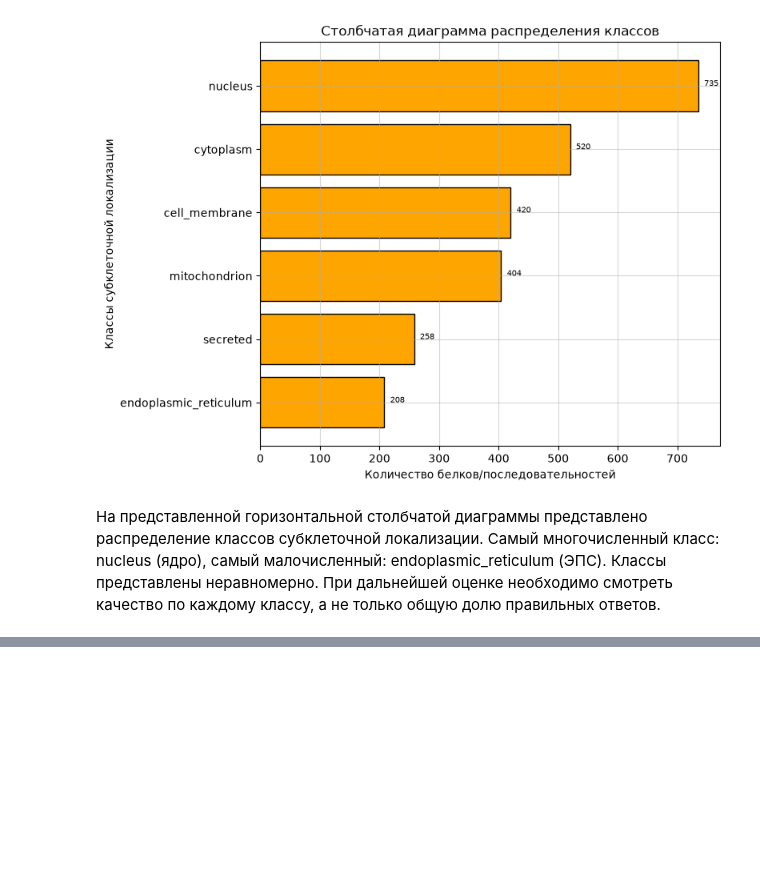
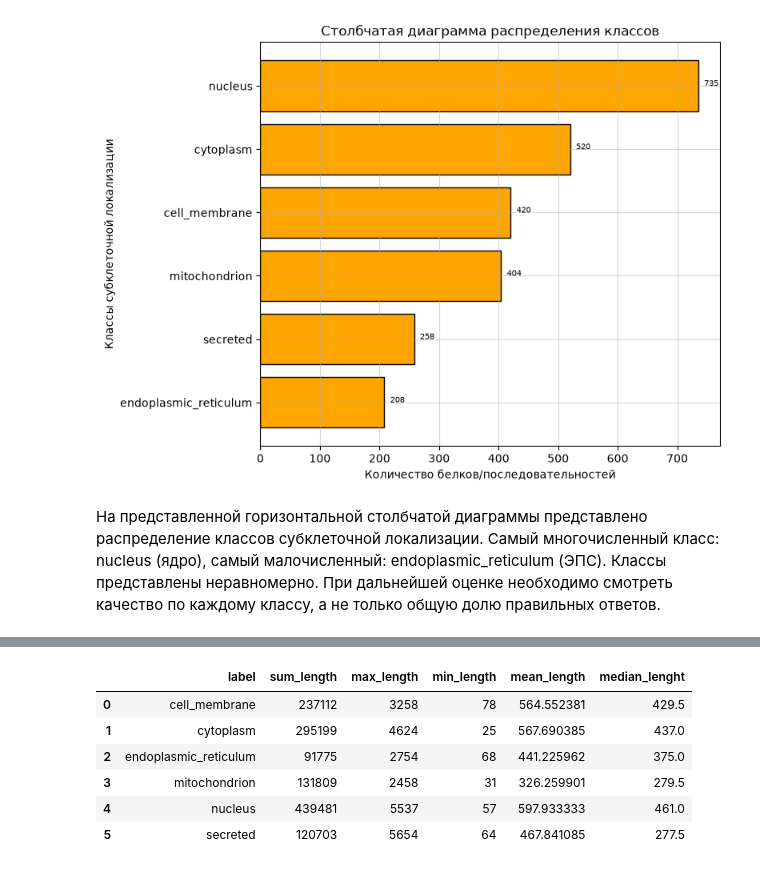
Before and after one commit to EnemyOfDeath7/protein-localization-project, a Jupyter notebook: notebooks/03_eda.ipynb, the cells around one changed output, grey strips where cells are left out. Saved outputs shown, nothing was run; the diff lists cells and outputs as text; code cells hidden in the pictures; blank space fills up the shorter version.

```diff
--- a/notebooks/03_eda.ipynb
+++ b/notebooks/03_eda.ipynb
@@ -91,0 +104,18 @@ plt.show()
+# %%
+label_lenght = df.groupby(by="label")["Length"].agg(
+    sum_length="sum",
+    max_length="max",
+    min_length="min",
+    mean_length="mean",
+    median_lenght="median"
+    ).reset_index()
+
+label_lenght
+# %% [output]
+|  | label | sum_length | max_length | min_length | mean_length | median_lenght |
+| 0 | cell_membrane | 237112 | 3258 | 78 | 564.552381 | 429.5 |
+| 1 | cytoplasm | 295199 | 4624 | 25 | 567.690385 | 437.0 |
+| 2 | endoplasmic_reticulum | 91775 | 2754 | 68 | 441.225962 | 375.0 |
+| 3 | mitochondrion | 131809 | 2458 | 31 | 326.259901 | 279.5 |
+| 4 | nucleus | 439481 | 5537 | 57 | 597.933333 | 461.0 |
+| 5 | secreted | 120703 | 5654 | 64 | 467.841085 | 277.5 |
```
Also changed, not shown: parts of 4 cells of this notebook.
